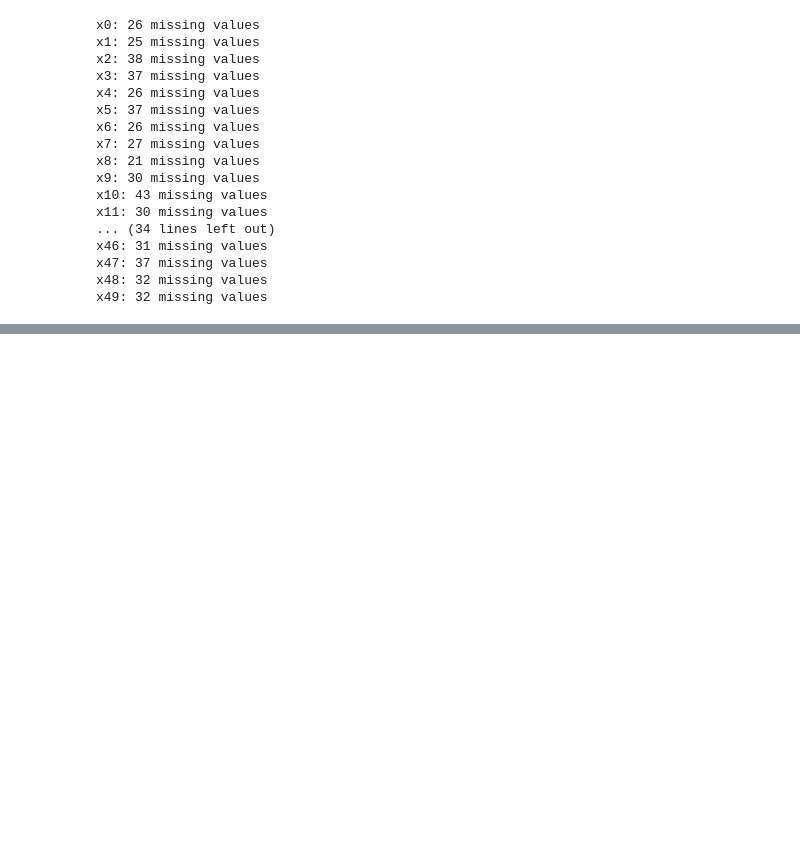
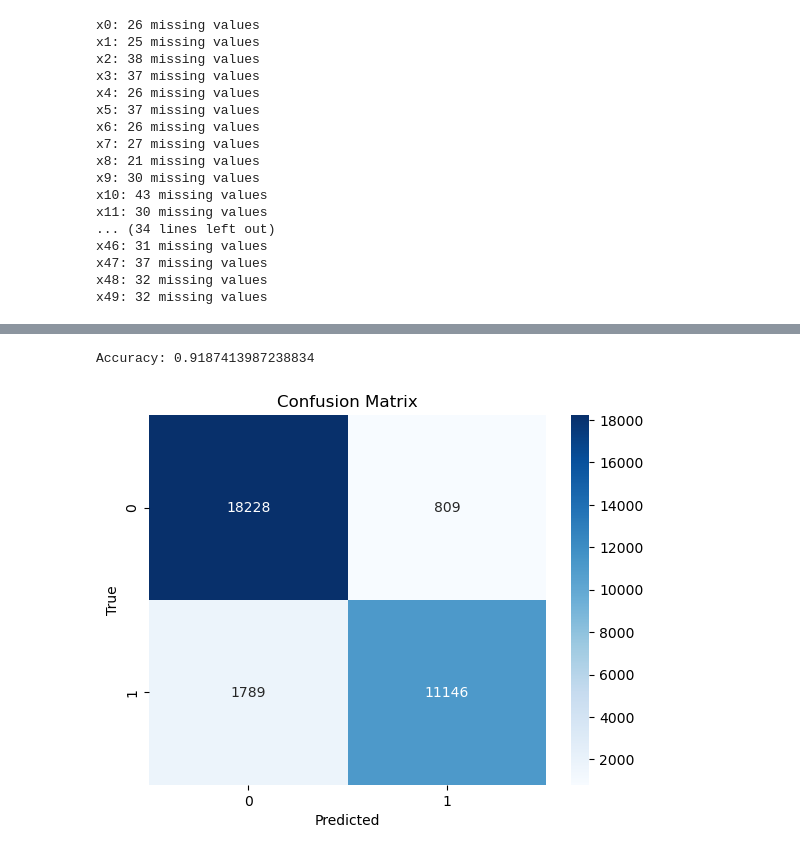
Before and after one commit to taddbackus/qtw, a Jupyter notebook: CS7/CS7.ipynb, the cells around one changed output, grey strips where cells are left out. Saved outputs shown, nothing was run; the diff lists cells and outputs as text; code cells hidden in the pictures; blank space fills up the shorter version.

```diff
--- a/CS7/CS7.ipynb
+++ b/CS7/CS7.ipynb
@@ -125,0 +222,10 @@ plt.show()
+# %%
+df_dropped['x37'] = df_dropped['x37'].str[1:]
+
+df_dropped['x37'] = df_dropped['x37'].astype(float)
+
+df_dropped = pd.get_dummies(df_dropped, columns = ['x24', 'x29', 'x30', 'x32'])
+
+df_encoded = df_dropped.astype(int)
+
+df_encoded
@@ -125,0 +256,26 @@ plt.show()
+# %%
+X = df_encoded.drop('y', axis = 1)
+y = df_encoded['y']
+
+X_train, X_test, y_train, y_test = train_test_split(X, y, test_size = 0.2, random_state = 42)
+
+rf_classifier = RandomForestClassifier(n_estimators = 100, random_state = 42)
+
+rf_classifier.fit(X_train, y_train)
+
+y_pred = rf_classifier.predict(X_test)
+# %%
+accuracy = accuracy_score(y_test, y_pred)
+
+print(f"Accuracy: {accuracy}")
+# %% [output]
+Accuracy: 0.9187413987238834
+# %%
+cm = confusion_matrix(y_test, y_pred)
+sns.heatmap(cm, annot=True, fmt='d', cmap='Blues', xticklabels=['0', '1'], yticklabels=['0', '1'])
+plt.xlabel('Predicted')
+plt.ylabel('True')
+plt.title('Confusion Matrix')
+plt.show()
+# %% [output]
+[figure, added]
```
Also changed, not shown: parts of 16 cells of this notebook.
